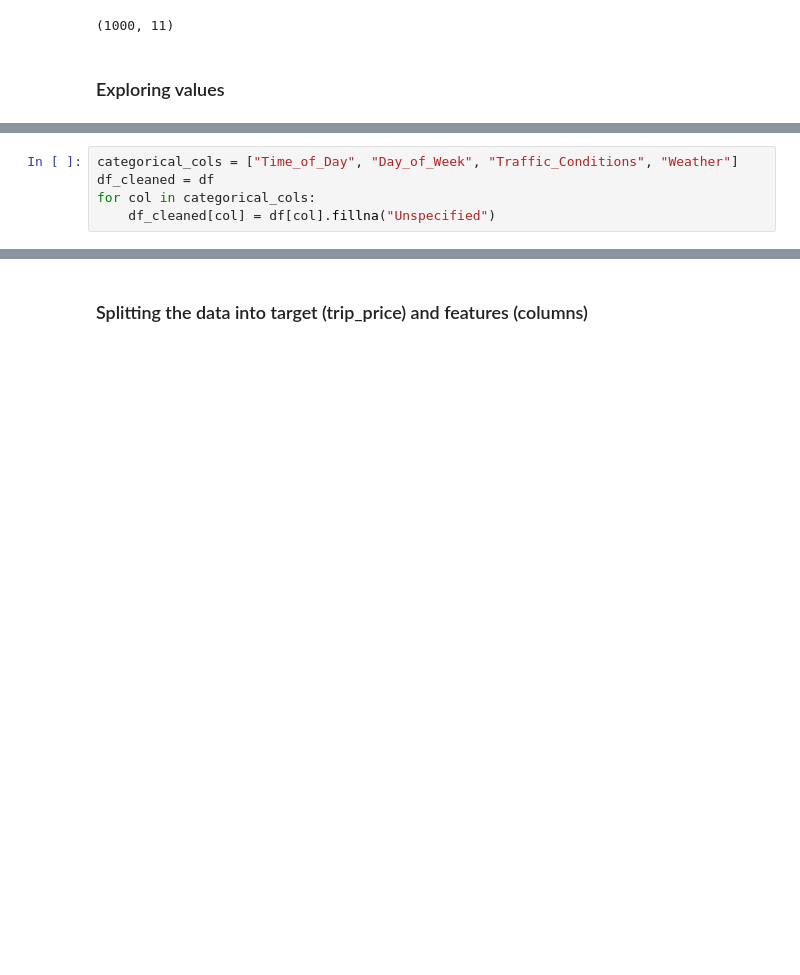
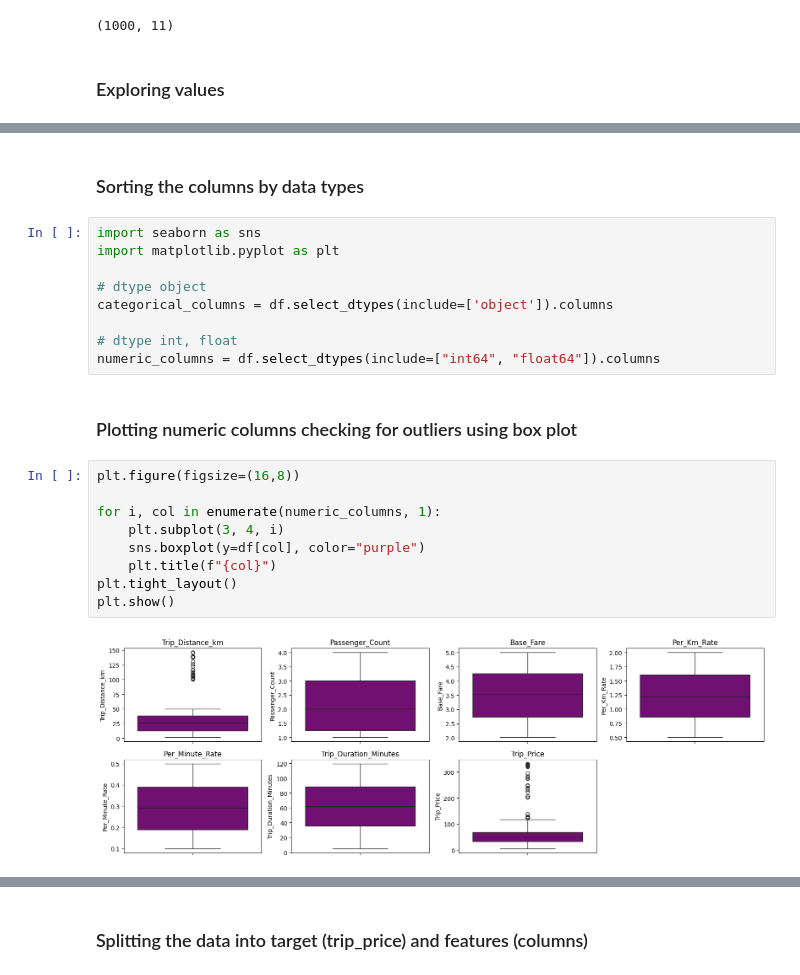
Before and after one commit to StefanLundberg77/taxi-prediction-fullstack-stefan-lundberg-opa24, a Jupyter notebook: explorations/eda.ipynb, the cells around one changed output, grey strips where cells are left out. Saved outputs shown, nothing was run; the diff lists cells and outputs as text; blank space fills up the shorter version.

Commit message:
visualization and eda continued

```diff
--- a/explorations/eda.ipynb
+++ b/explorations/eda.ipynb
@@ -83,5 +82,0 @@ dtype: int64
-# %%
-categorical_cols = ["Time_of_Day", "Day_of_Week", "Traffic_Conditions", "Weather"]
-df_cleaned = df
-for col in categorical_cols:
-    df_cleaned[col] = df[col].fillna("Unspecified")
@@ -180,0 +83,24 @@ plt.show()
+# %% [markdown]
+### Sorting the columns by data types
+# %%
+import seaborn as sns
+import matplotlib.pyplot as plt
+
+# dtype object
+categorical_columns = df.select_dtypes(include=['object']).columns
+
+# dtype int, float
+numeric_columns = df.select_dtypes(include=["int64", "float64"]).columns
+# %% [markdown]
+### Plotting numeric columns checking for outliers using box plot
+# %%
+plt.figure(figsize=(16,8))
+
+for i, col in enumerate(numeric_columns, 1):
+    plt.subplot(3, 4, i)
+    sns.boxplot(y=df[col], color="purple")
+    plt.title(f"{col}")
+plt.tight_layout()
+plt.show()
+# %% [output]
+[figure, added]
```
Also changed, not shown: parts of 25 cells of this notebook.
